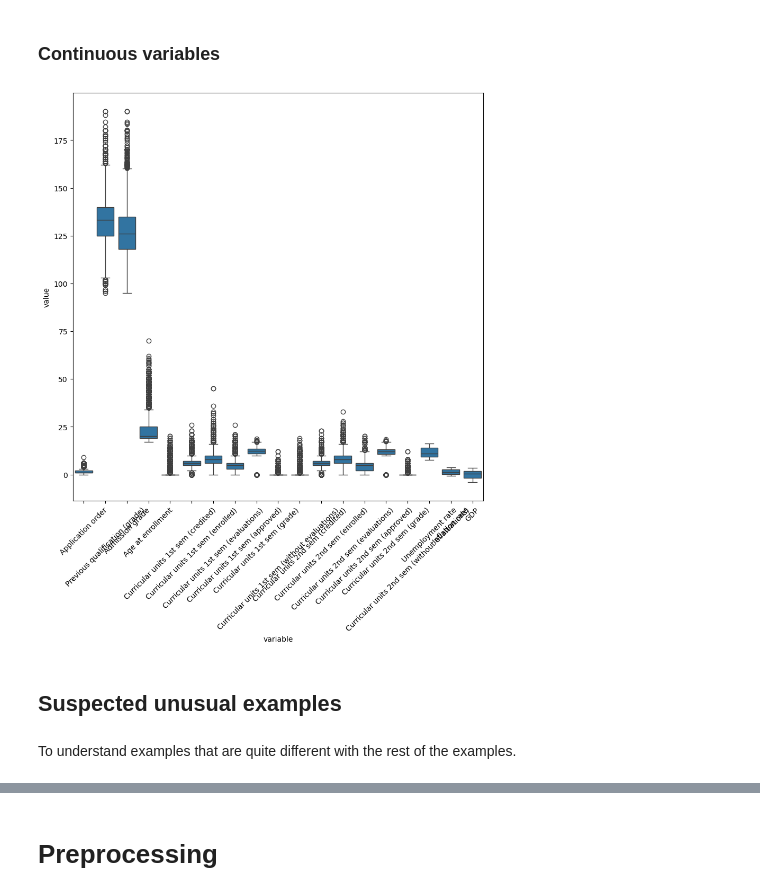
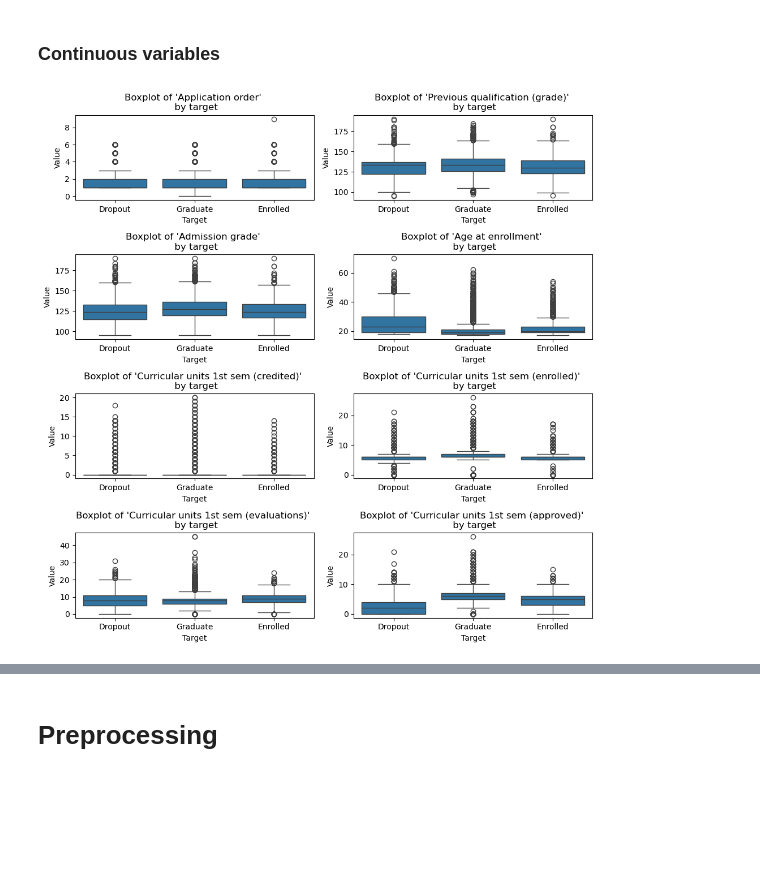
Before and after one commit to depipon/ClassicalML, a Jupyter notebook: 5 Dimension reduction PCA and LDA.ipynb, the cells around one changed output, grey strips where cells are left out. Saved outputs shown, nothing was run; the diff lists cells and outputs as text; code cells hidden in the pictures; blank space fills up the shorter version.

```diff
--- a/5 Dimension reduction PCA and LDA.ipynb
+++ b/5 Dimension reduction PCA and LDA.ipynb
@@ -202,36 +202,19 @@ plt.show()
 # %%
 # Create a grid of subplots for feature columns)
 fig, axes = plt.subplots(4, 2, figsize=(10, 10))
 axes = axes.flatten()
 
 # Loop through each feature column (except 'Target')
-for ax, col in zip(axes, df_num[:-1]):
-    # Group by 'Target' and the current feature to get counts
-    grouped = df.groupby(['Target', col]).size().reset_index(name="count")
+for ax, col in zip(axes, df_num.columns[:-1]):
 
-    # Calculate total counts for each 'Target'
-    Target_totals = df.groupby('Target').size().reset_index(name="total")
-
-    # Merge totals into the grouped DataFrame
-    merged = pd.merge(grouped, Target_totals, on='Target')
-
-    # Compute proportion relative to the total count of each Target
-    merged["prop"] = merged["count"] / merged["total"]
-
-    # Create a bar plot: x-axis shows the feature categories, y-axis shows the proportion,
-    # and bars are colored by 'Target'
-    sns.barplot(y="prop", x=col, hue="Target", data=merged, ax=ax)
-    ax.set_title(f"Boxplot of '{col}' \n [Relative to target]")
-    ax.set_ylabel("Proportion")
-    ax.set_ylim(0, 1)
-    ax.legend(title="Target", bbox_to_anchor=(1.05, 1), loc='upper left')
+    # Create a box plot: x-axis shows the feature categories, y-axis shows the proportion,
+    # and box are colored by 'Target'
+    sns.boxplot(x='Target', y=col, data=df_num, ax=ax)
+    ax.set_title(f"Boxplot of '{col}' \n by target")
+    ax.set_ylabel("Value")
 
 # Adjust layout to prevent overlap
 plt.tight_layout()
 plt.show()
 # %% [output]
-[figure, old version]
+[figure, new version]
-# %% [markdown]
-## Suspected unusual examples
-# %% [markdown]
-To understand examples that are quite different with the rest of the examples.
```
Also changed, not shown: parts of 8 cells of this notebook.
